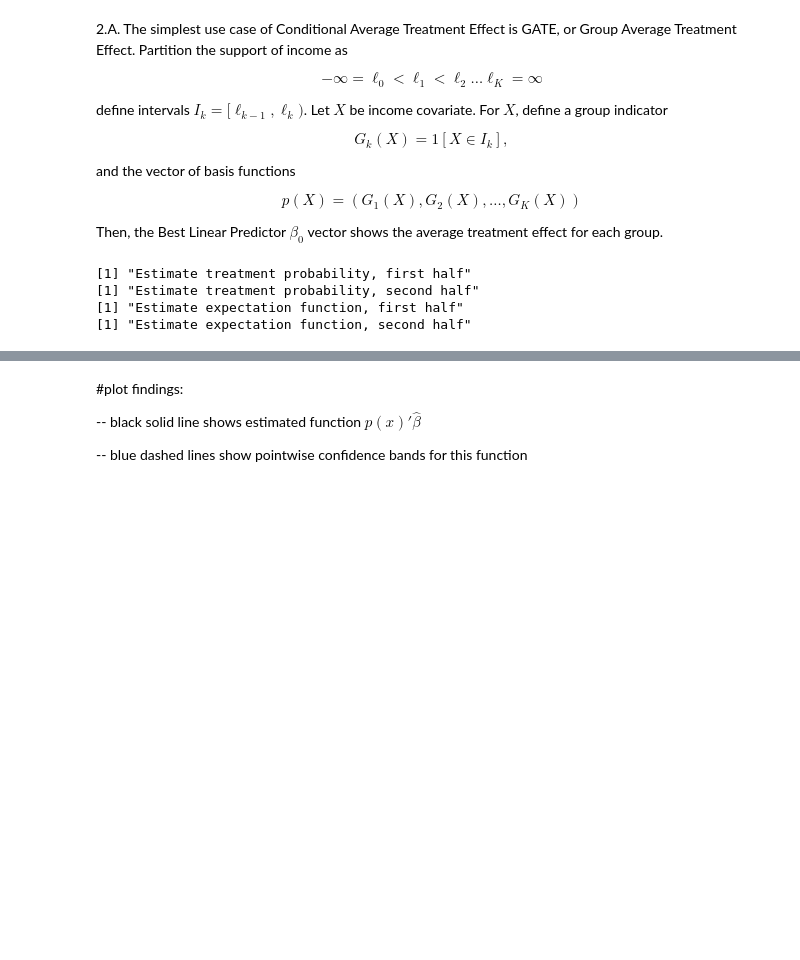
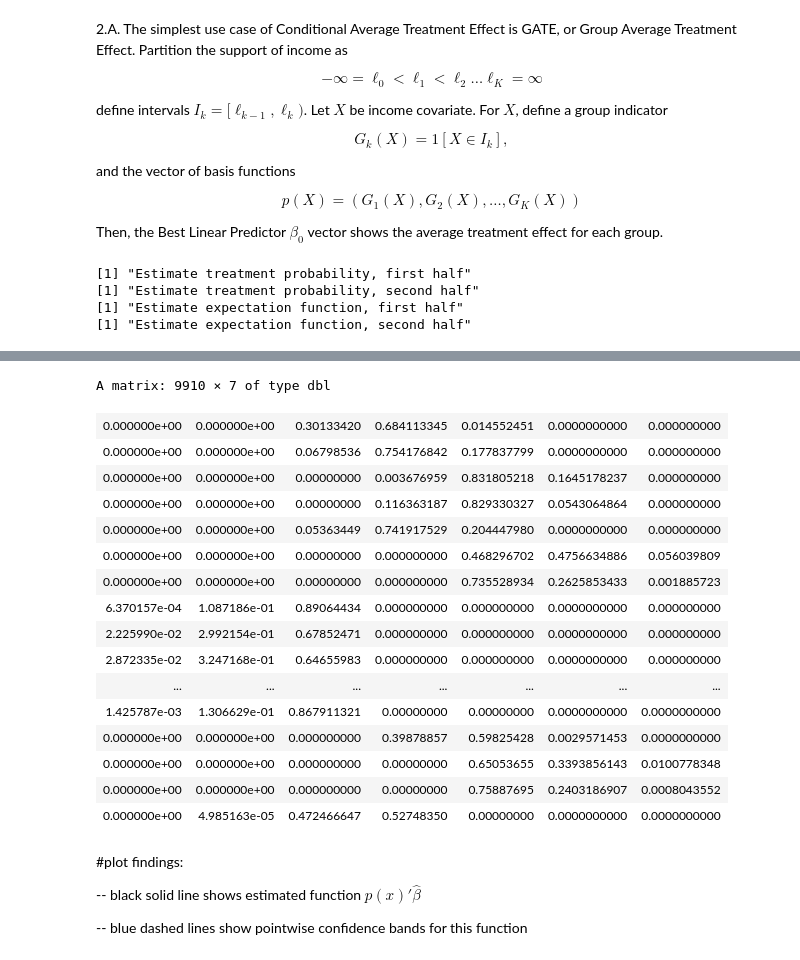
Before and after one commit to alexanderquispe/14.38_Causal_ML, a Jupyter notebook: R_Notebooks/dml-for-conditional-average-treatment-effect.ipynb, the cells around one changed output, grey strips where cells are left out. Drawn from its saved outputs; the diff is of its cells as text; code cells hidden in the pictures; blank space fills up the shorter version.

```diff
--- a/R_Notebooks/dml-for-conditional-average-treatment-effect.ipynb
+++ b/R_Notebooks/dml-for-conditional-average-treatment-effect.ipynb
@@ -400,3 +445,23 @@ null device
+# %%
+bsplineS(X, breaks =breaks, norder = 3, nderiv = 0)
+# %% [output]
+A matrix: 9910 × 7 of type dbl
+| 0.000000e+00 | 0.000000e+00 | 0.30133420 | 0.684113345 | 0.014552451 | 0.0000000000 | 0.000000000 |
+| 0.000000e+00 | 0.000000e+00 | 0.06798536 | 0.754176842 | 0.177837799 | 0.0000000000 | 0.000000000 |
+| 0.000000e+00 | 0.000000e+00 | 0.00000000 | 0.003676959 | 0.831805218 | 0.1645178237 | 0.000000000 |
+| 0.000000e+00 | 0.000000e+00 | 0.00000000 | 0.116363187 | 0.829330327 | 0.0543064864 | 0.000000000 |
+| 0.000000e+00 | 0.000000e+00 | 0.05363449 | 0.741917529 | 0.204447980 | 0.0000000000 | 0.000000000 |
+| 0.000000e+00 | 0.000000e+00 | 0.00000000 | 0.000000000 | 0.468296702 | 0.4756634886 | 0.056039809 |
+| 0.000000e+00 | 0.000000e+00 | 0.00000000 | 0.000000000 | 0.735528934 | 0.2625853433 | 0.001885723 |
+| 6.370157e-04 | 1.087186e-01 | 0.89064434 | 0.000000000 | 0.000000000 | 0.0000000000 | 0.000000000 |
+| 2.225990e-02 | 2.992154e-01 | 0.67852471 | 0.000000000 | 0.000000000 | 0.0000000000 | 0.000000000 |
+| 2.872335e-02 | 3.247168e-01 | 0.64655983 | 0.000000000 | 0.000000000 | 0.0000000000 | 0.000000000 |
+| ... | ... | ... | ... | ... | ... | ... |
+| 1.425787e-03 | 1.306629e-01 | 0.867911321 | 0.00000000 | 0.00000000 | 0.0000000000 | 0.0000000000 |
+| 0.000000e+00 | 0.000000e+00 | 0.000000000 | 0.39878857 | 0.59825428 | 0.0029571453 | 0.0000000000 |
+| 0.000000e+00 | 0.000000e+00 | 0.000000000 | 0.00000000 | 0.65053655 | 0.3393856143 | 0.0100778348 |
+| 0.000000e+00 | 0.000000e+00 | 0.000000000 | 0.00000000 | 0.75887695 | 0.2403186907 | 0.0008043552 |
+| 0.000000e+00 | 4.985163e-05 | 0.472466647 | 0.52748350 | 0.00000000 | 0.0000000000 | 0.0000000000 |
 # %%
 least_squares_splines<-function(X,Y,max_knot,norder,nderiv,...) {
   ## Create technical regressors
```
Also changed, not shown: parts of 11 cells of this notebook, 3 other files.
